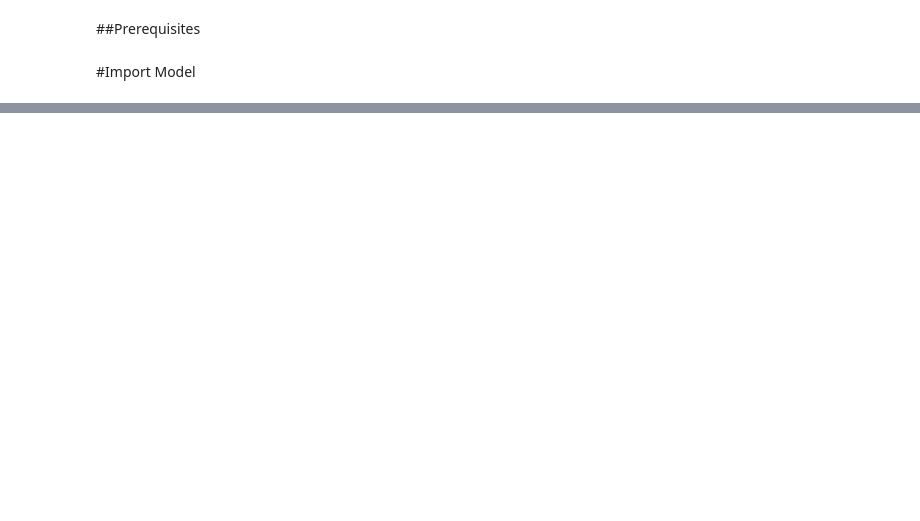
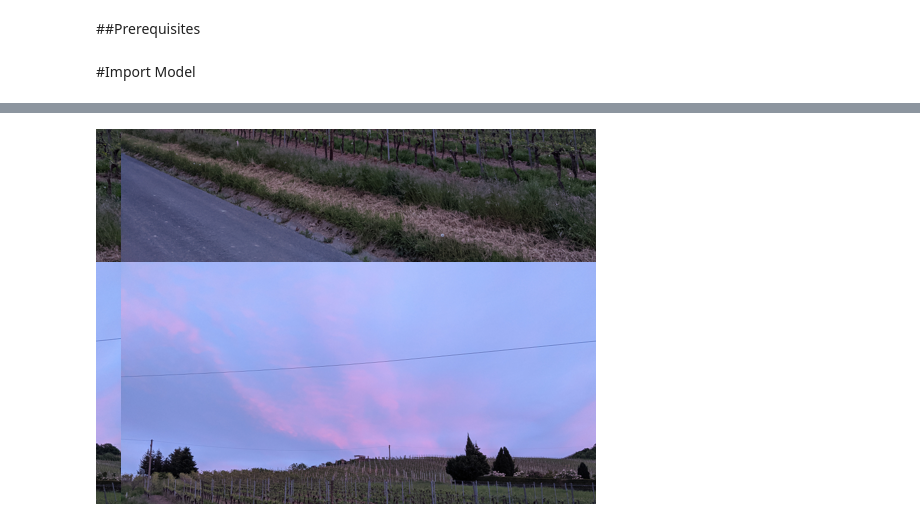
Before and after one commit to BLyndon/deep_dream, a Jupyter notebook: deepdream.ipynb, the cells around one changed output, grey strips where cells are left out. Drawn from its saved outputs; the diff is of its cells as text; code cells hidden in the pictures; blank space fills up the shorter version.

```diff
--- a/deepdream.ipynb
+++ b/deepdream.ipynb
@@ -8,15 +8,9 @@ Drive already mounted at /content/drive; to attempt to forcibly remount, call dr
 # %%
 import os
 
-BASE_PATH = '/content/drive/My Drive/Colab Notebooks/DeepDream/'
-INPUT_DIR = os.path.join(BASE_PATH, 'input')
-OUTPUT_DIR = os.path.join(BASE_PATH, 'output')
+BASE_PATH = '/content/drive/My Drive/Colab Notebooks/deep_dream/'
+INPUT_DIR = os.path.join(BASE_PATH, 'input/')
+OUTPUT_DIR = os.path.join(BASE_PATH, 'output/')
 
-try:
-  os.mkdir(INPUT_DIR)
-  os.mkdir(OUTPUT_DIR)
-except:
-  print("Input:")
-  print(os.listdir(INPUT_DIR))
-  print("Output:")
-  print(os.listdir(OUTPUT_DIR))
+print("Input Dir:\t" + str(os.listdir(INPUT_DIR)))
+print("Output Dir:\t" + str(os.listdir(OUTPUT_DIR)))
@@ -156,11 +183,14 @@ params = {"num_iterations": 10,
           "rescale_factor": 0.7,
           "num_recursions": 4,
           "blend": 0.2}
-# %%
-def random_roll(img, maxroll):
-  # Randomly shift the image to avoid tiled boundaries.
-  shift = np.random.uniform(low=-maxroll, high=maxroll, size=(2,))
-  shift_down, shift_right = int(shift[0]), int(shift[1])
-  img = np.roll(img, shift_down, axis=0)
-  img_rolled = tf.convert_to_tensor(np.roll(img, shift_right, axis=1))
-  return shift_down, shift_right, img_rolled
+# %%
+def random_roll(img, maxroll):
+  ''' TO AVOID TILE SEAMS
+  img       -- numpy array
+  max       -- integer
+
+  returns   -- integer, integer, numpy array
+  '''
+  dx, dy = np.random.randint(low=-maxroll, high=maxroll, size=(2,))
+  img_rolled = np.roll(np.roll(img, dy, axis=0), dx, axis=1)
+  return dy, dx, img_rolled
@@ -167,10 +208,9 @@ def random_roll(img, maxroll):
 # %%
-FILENAME = "base.jpg"
-image = load_image(FILENAME)
-show(image)
+dy, dx, img_rolled = random_roll(image, 512)
 
-shift_down, shift_right, img_rolled = random_roll(np.array(image), 512)
 show(img_rolled)
+# %% [output]
+[figure, added]
 # %%
 results = []
 for layer in layers:
```
Also changed, not shown: parts of 17 cells of this notebook.
